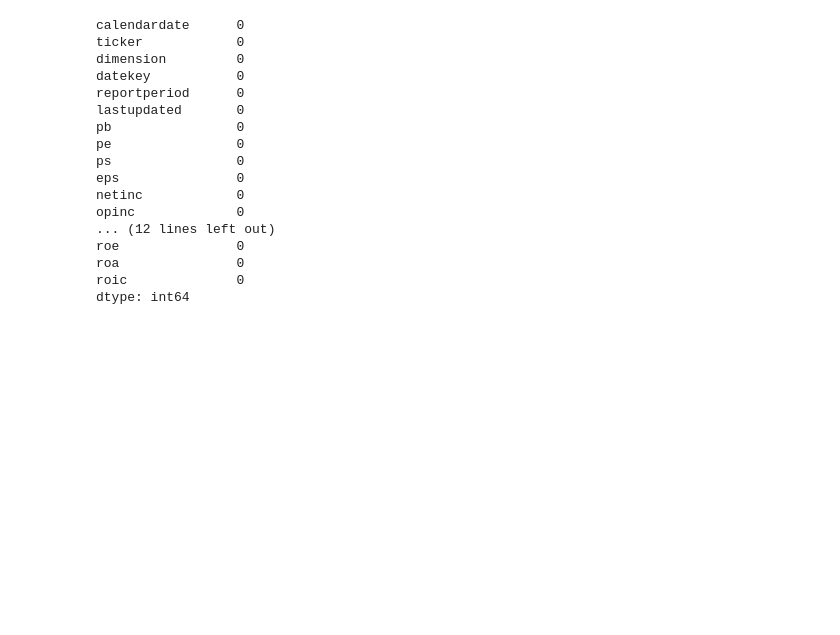
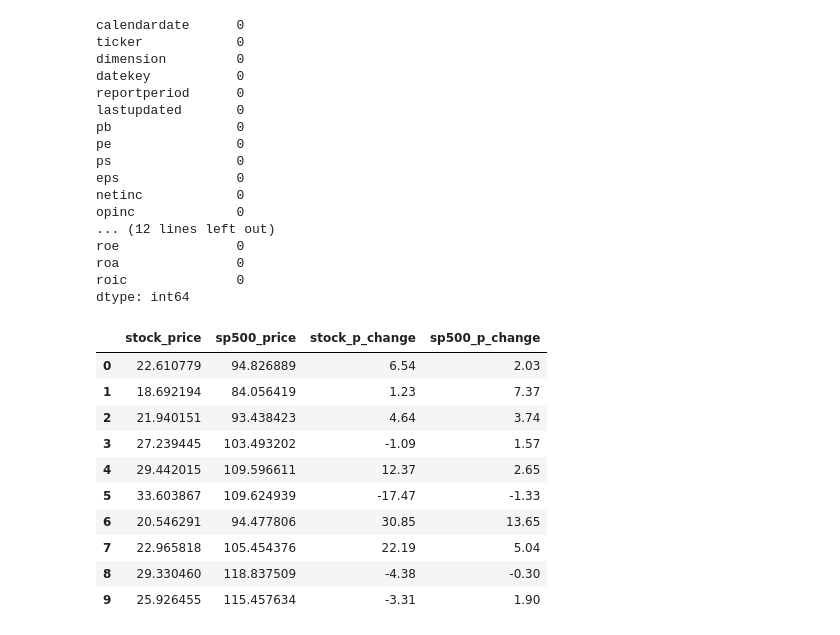
Before and after one commit to JonathanJing/Stock-Trading-Strategy, a Jupyter notebook: DataPre.ipynb, the cells around one changed output. Saved outputs shown, nothing was run; the diff lists cells and outputs as text; code cells hidden in the pictures; blank space fills up the shorter version.

```diff
--- a/DataPre.ipynb
+++ b/DataPre.ipynb
@@ -247,0 +252,14 @@ dtype: int64
+# %%
+pricedata.head(10)
+# %% [output]
+|  | stock_price | sp500_price | stock_p_change | sp500_p_change |
+| 0 | 22.610779 | 94.826889 | 6.54 | 2.03 |
+| 1 | 18.692194 | 84.056419 | 1.23 | 7.37 |
+| 2 | 21.940151 | 93.438423 | 4.64 | 3.74 |
+| 3 | 27.239445 | 103.493202 | -1.09 | 1.57 |
+| 4 | 29.442015 | 109.596611 | 12.37 | 2.65 |
+| 5 | 33.603867 | 109.624939 | -17.47 | -1.33 |
+| 6 | 20.546291 | 94.477806 | 30.85 | 13.65 |
+| 7 | 22.965818 | 105.454376 | 22.19 | 5.04 |
+| 8 | 29.330460 | 118.837509 | -4.38 | -0.30 |
+| 9 | 25.926455 | 115.457634 | -3.31 | 1.90 |
```
Also changed, not shown: parts of 9 cells of this notebook.
